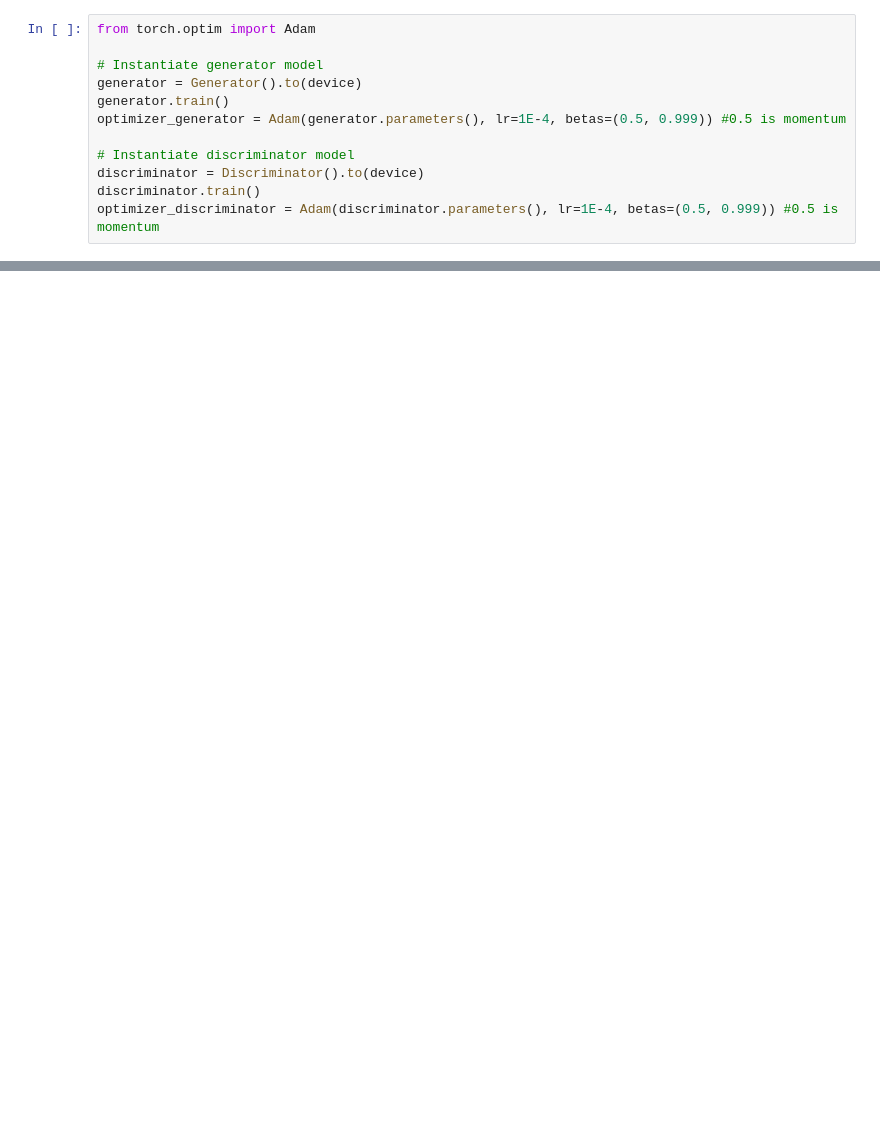
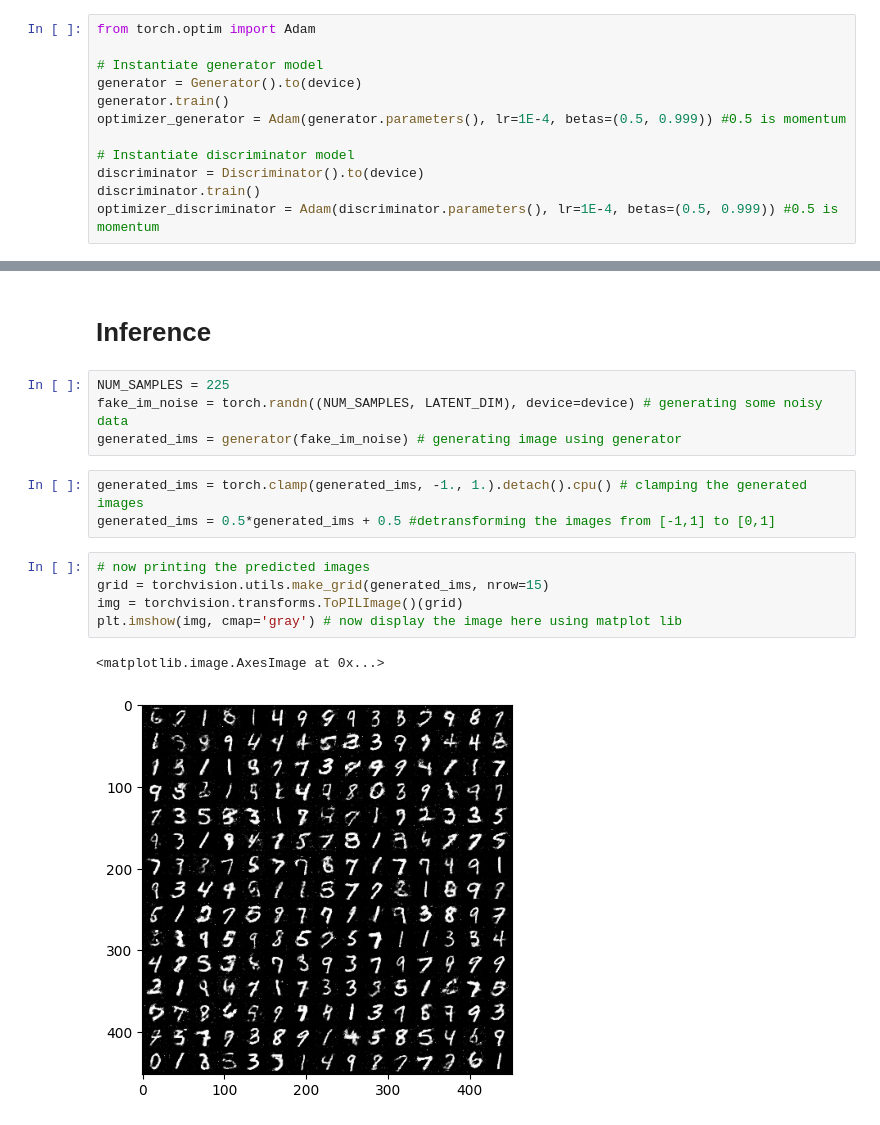
Before and after one commit to khetansarvesh/CV, a Jupyter notebook: GANs-ANN.ipynb, the cells around one changed output, grey strips where cells are left out. Saved outputs shown, nothing was run; the diff lists cells and outputs as text; blank space fills up the shorter version.

Commit message:
Added Inference and Trained more

```diff
--- a/GANs-ANN.ipynb
+++ b/GANs-ANN.ipynb
@@ -193 +178,18 @@ Finished epoch:12 | Generator Loss : 1.5379440804788553 | Discriminator Loss : 0
 ... (39 outputs left out)
+# %% [markdown]
+# Inference
+# %%
+NUM_SAMPLES = 225
+fake_im_noise = torch.randn((NUM_SAMPLES, LATENT_DIM), device=device) # generating some noisy data
+generated_ims = generator(fake_im_noise) # generating image using generator
+# %%
+generated_ims = torch.clamp(generated_ims, -1., 1.).detach().cpu() # clamping the generated images
+generated_ims = 0.5*generated_ims + 0.5 #detransforming the images from [-1,1] to [0,1]
+# %%
+# now printing the predicted images
+grid = torchvision.utils.make_grid(generated_ims, nrow=15)
+img = torchvision.transforms.ToPILImage()(grid)
+plt.imshow(img, cmap='gray') # now display the image here using matplot lib
+# %% [output]
+<matplotlib.image.AxesImage at 0x...>
+[figure, added]
```
Also changed, not shown: parts of 7 cells of this notebook.
